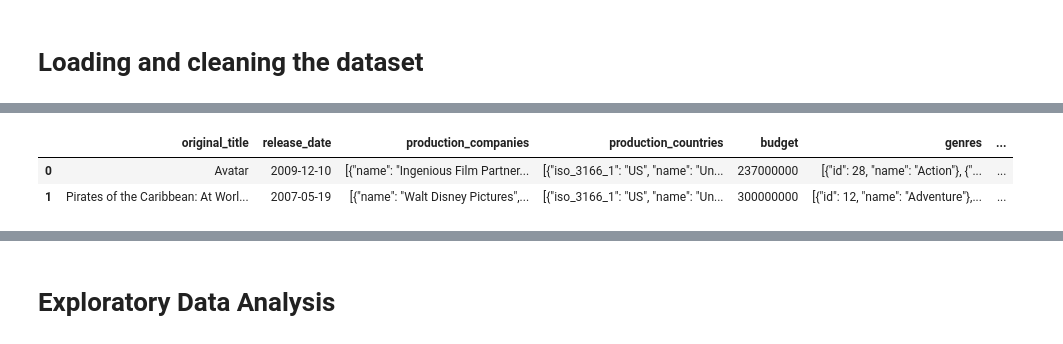
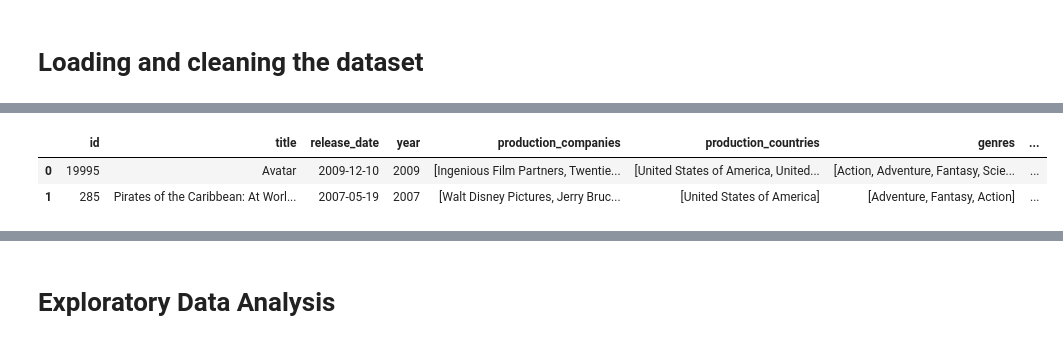
Before and after one commit to ZeynabRostami/tmdb-eda-modelling-recommender-system, a Jupyter notebook: Movies_Analysis.ipynb, the cells around one changed output, grey strips where cells are left out. Cells and saved outputs as stored; diff of their text form; code cells hidden in the pictures.

```diff
--- a/Movies_Analysis.ipynb
+++ b/Movies_Analysis.ipynb
@@ -51,0 +125,27 @@ movies_df.duplicated().sum()
+# %%
+movies_df = movies_df[movies_df.status == 'Released']
+# %%
+# replacing json values with list of names for each column
+import json
+
+
+def parse_json(json_string):
+    try:
+      json_obj = json.loads(json_string)
+      if isinstance(json_obj, list):
+        return [item['name'] for item in json_obj]
+      else:
+        return None
+    except json.JSONDecodeError as err:
+      print(err)
+      return None
+
+
+def extract_names(data, columns):
+  for column in columns:
+    data[column] = data[column].apply(parse_json)
+  return data
+
+
+movies_df = extract_names(movies_df, ['production_companies', 'production_countries', 'genres'])
+movies_df.head(3)
@@ -51,0 +162,4 @@ movies_df.duplicated().sum()
+# %%
+# adding 'profit' column (revenue - budget)
+movies_df['profit'] = movies_df['revenue'] - movies_df['budget']
+movies_df.head(3)
@@ -51,0 +172,5 @@ movies_df.duplicated().sum()
+# %%
+movies_df.release_date = pd.to_datetime(movies_df.release_date)
+movies_df['year'] = movies_df['release_date'].dt.year
+
+movies_df.head(2)
@@ -60,9 +190,9 @@ Index(['budget', 'genres', 'homepage', 'id', 'keywords', 'original_language',
       dtype='object')
 # %%
 # extracting useful columns
-df = movies_df[ ['original_title', 'release_date', 'production_companies', 'production_countries', 'budget', 'genres', 'original_language', 'runtime', 'popularity', 'status', 'vote_count', 'vote_average', 'revenue'] ]
+df = movies_df[ ['id', 'title', 'release_date', 'year', 'production_companies', 'production_countries', 'genres', 'original_language', 'runtime', 'popularity', 'status', 'vote_count', 'vote_average', 'budget', 'revenue', 'profit'] ]
 df.head(2)
 # %% [output]
-|  | original_title | release_date | production_companies | production_countries | budget | genres | ... |
-| 0 | Avatar | 2009-12-10 | [{"name": "Ingenious Film Partner... | [{"iso_3166_1": "US", "name": "Un... | 237000000 | [{"id": 28, "name": "Action"}, {"... | ... |
-| 1 | Pirates of the Caribbean: At Worl... | 2007-05-19 | [{"name": "Walt Disney Pictures",... | [{"iso_3166_1": "US", "name": "Un... | 300000000 | [{"id": 12, "name": "Adventure"},... | ... |
+|  | id | title | release_date | year | production_companies | production_countries | genres | ... |
+| 0 | 19995 | Avatar | 2009-12-10 | 2009 | [Ingenious Film Partners, Twentie... | [United States of America, United... | [Action, Adventure, Fantasy, Scie... | ... |
+| 1 | 285 | Pirates of the Caribbean: At Worl... | 2007-05-19 | 2007 | [Walt Disney Pictures, Jerry Bruc... | [United States of America] | [Adventure, Fantasy, Action] | ... |
```
Also changed, not shown: parts of 31 cells of this notebook.
